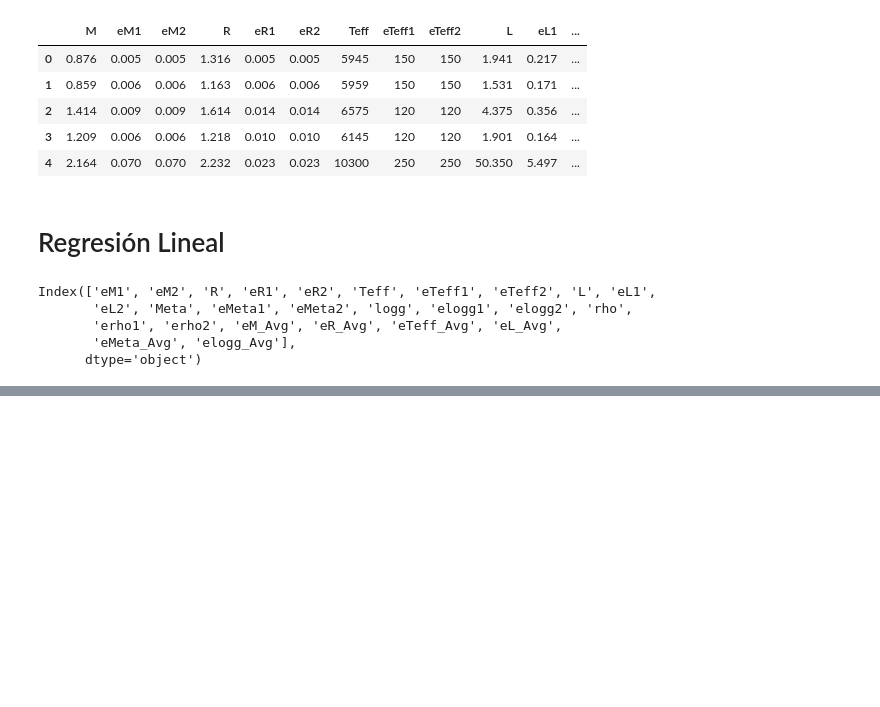
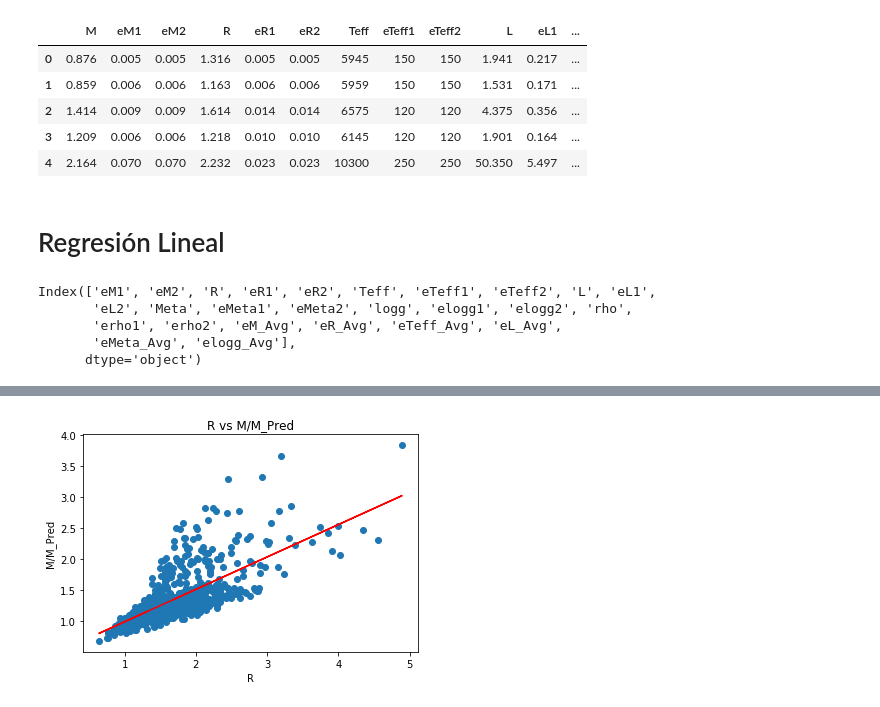
Before and after one commit to fmezacr/STELLAR, a Jupyter notebook: FASE_2/DATA/Datos Estelares.ipynb, the cells around one changed output, grey strips where cells are left out. Cells and saved outputs as stored; diff of their text form; code cells hidden in the pictures; blank space fills up the shorter version.

```diff
--- a/FASE_2/DATA/Datos Estelares.ipynb
+++ b/FASE_2/DATA/Datos Estelares.ipynb
@@ -395,0 +420,12 @@ y_pred_M = model.predict(X_Teff)
+# %%
+model_R = model.fit(X_R, Y_M)
+y_pred_R = model_R.predict(X_R)
+# %%
+plt.title("R vs M/M_Pred")
+plt.xlabel('R')
+plt.ylabel('M/M_Pred')
+plt.scatter(X_R, Y_M)
+plt.plot(X_R, y_pred_R, color='red')
+plt.show()
+# %% [output]
+[figure, added]
```
Also changed, not shown: parts of 10 cells of this notebook.
